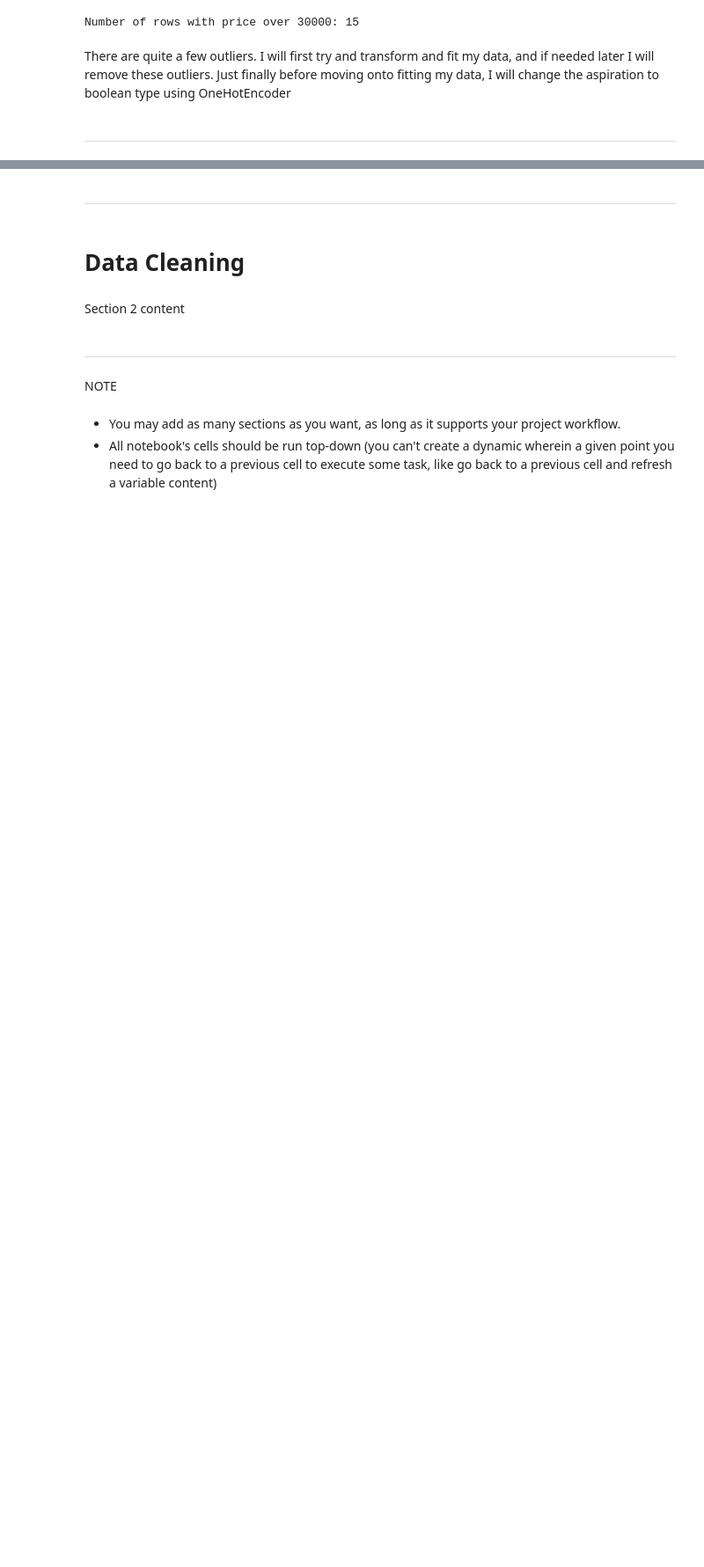
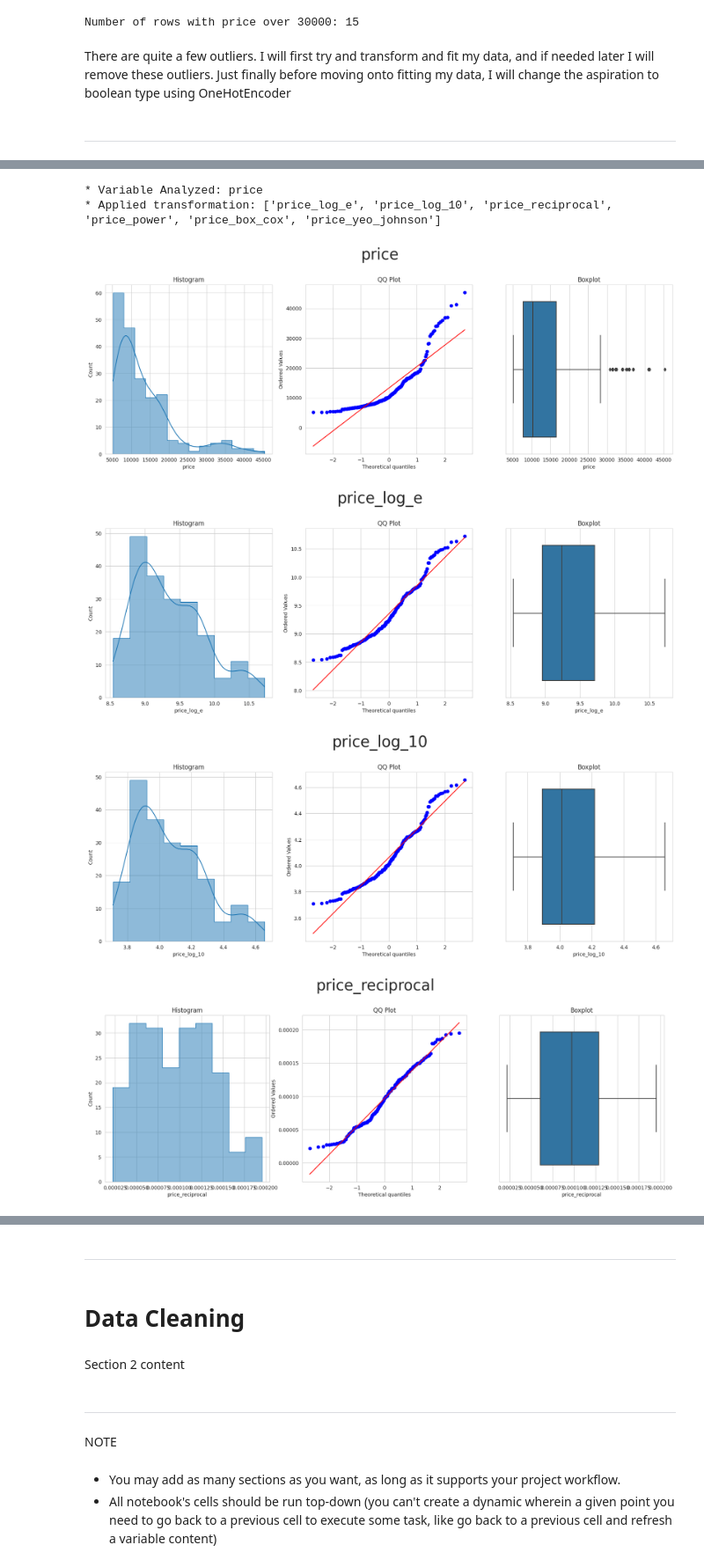
Before and after one commit to Tee-DataA/Hackathon1, a Jupyter notebook: jupyter_notebooks/Notebook_Template.ipynb, the cells around one changed output, grey strips where cells are left out. Shown at 88% size. Drawn from its saved outputs; the diff is of its cells as text; code cells hidden in the pictures; blank space fills up the shorter version.

Commit message:
added featureEngineeringAnalysis

```diff
--- a/jupyter_notebooks/Notebook_Template.ipynb
+++ b/jupyter_notebooks/Notebook_Template.ipynb
@@ -336,0 +556,3 @@ some markdown
+# %%
+variables_engineering= ['price']
+variables_engineering
@@ -336,0 +561,3 @@ some markdown
+# %%
+df_engineering = df[variables_engineering].copy()
+df_engineering.head(3)
@@ -336,0 +569,9 @@ some markdown
+# %%
+df_engineering = FeatureEngineeringAnalysis(df=df_engineering,analysis_type='numerical')
+# %% [output]
+* Variable Analyzed: price
+* Applied transformation: ['price_log_e', 'price_log_10', 'price_reciprocal', 'price_power', 'price_box_cox', 'price_yeo_johnson']
+[figure, added]
+[figure, added]
+[figure, added]
+[figure, added]
```
Also changed, not shown: parts of 12 cells of this notebook.
